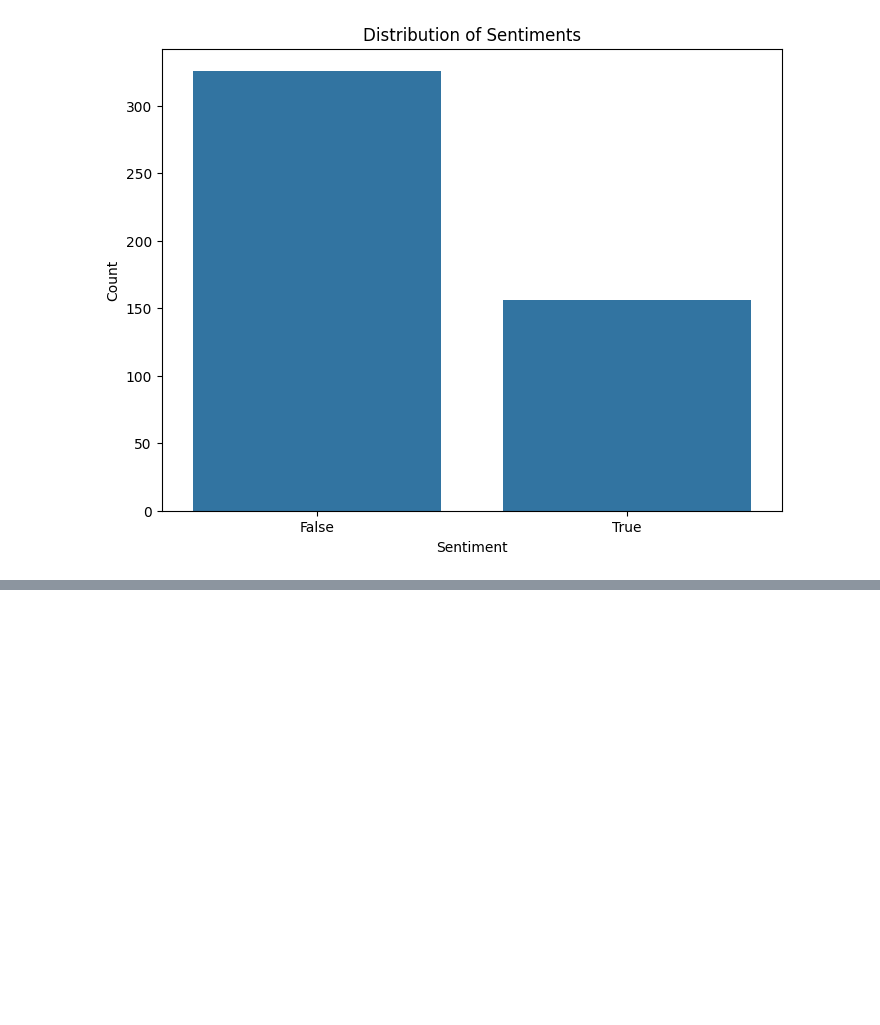
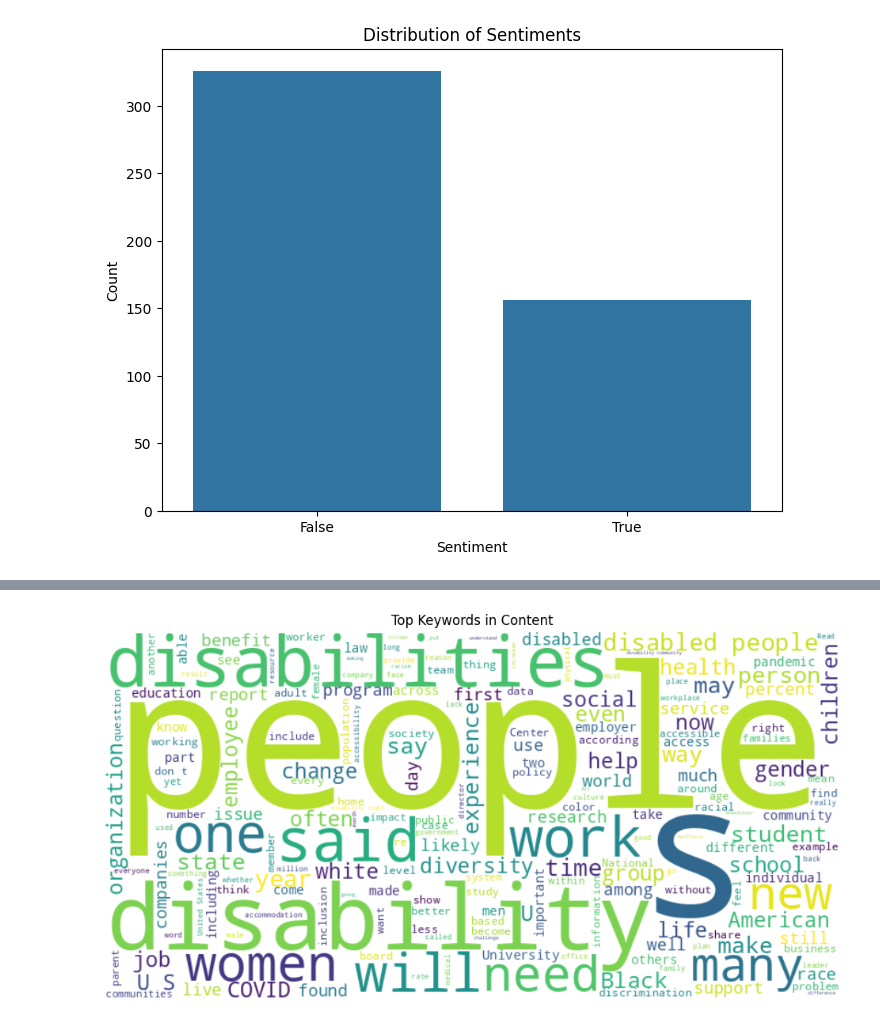
Before and after one commit to varunpothu/Research_Methods_Assignment, a Jupyter notebook: R_M__Assignment_3.ipynb, the cells around one changed output, grey strips where cells are left out. Drawn from its saved outputs; the diff is of its cells as text; code cells hidden in the pictures; blank space fills up the shorter version.

```diff
--- a/R_M__Assignment_3.ipynb
+++ b/R_M__Assignment_3.ipynb
@@ -493,0 +239,11 @@ weighted avg       0.51      0.54      0.52        97
+# %%
+# Calculate the length of each content entry
+diversity_df['Content_Length'] = diversity_df['Content'].apply(len)
+
+# Plot distribution of content length
+plt.figure(figsize=(10, 6))
+sns.histplot(diversity_df['Content_Length'], bins=30, kde=True)
+plt.title('Distribution of Content Length')
+plt.xlabel('Content Length')
+plt.ylabel('Frequency')
+plt.show()
@@ -493,0 +262,17 @@ weighted avg       0.51      0.54      0.52        97
+# %%
+from wordcloud import WordCloud
+
+# Combine all the content into a single string
+text = ' '.join(diversity_df['Content'].dropna())
+
+# Generate a word cloud
+wordcloud = WordCloud(width=800, height=400, background_color='white').generate(text)
+
+# Plot the word cloud
+plt.figure(figsize=(12, 8))
+plt.imshow(wordcloud, interpolation='bilinear')
+plt.axis('off')
+plt.title('Top Keywords in Content')
+plt.show()
+# %% [output]
+[figure, added]
```
Also changed, not shown: parts of 41 cells of this notebook.
